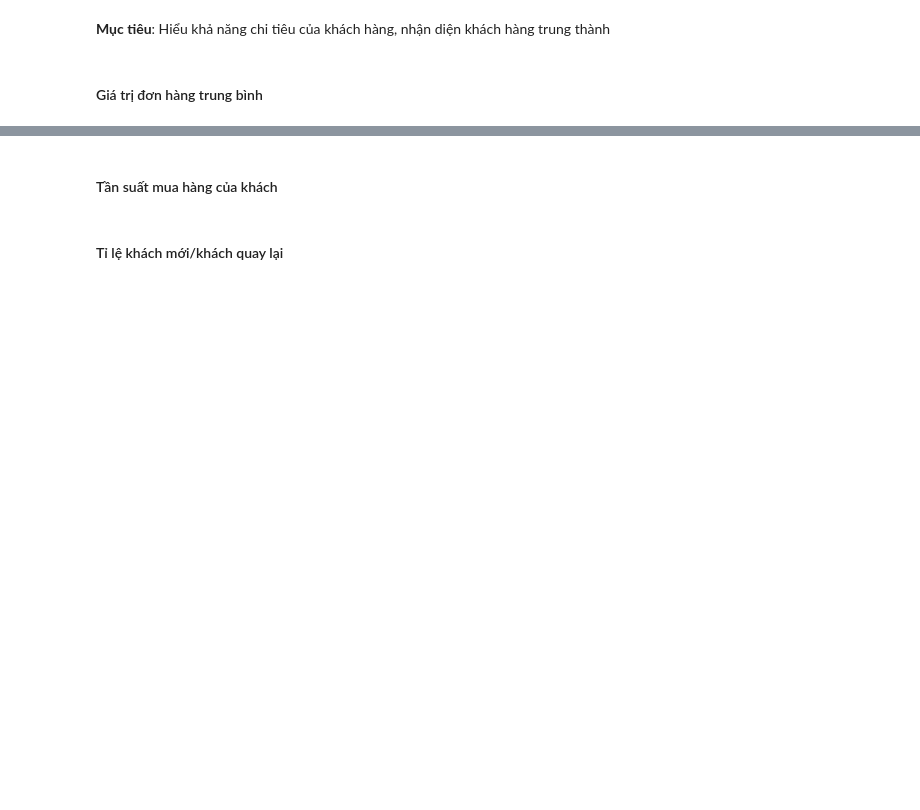
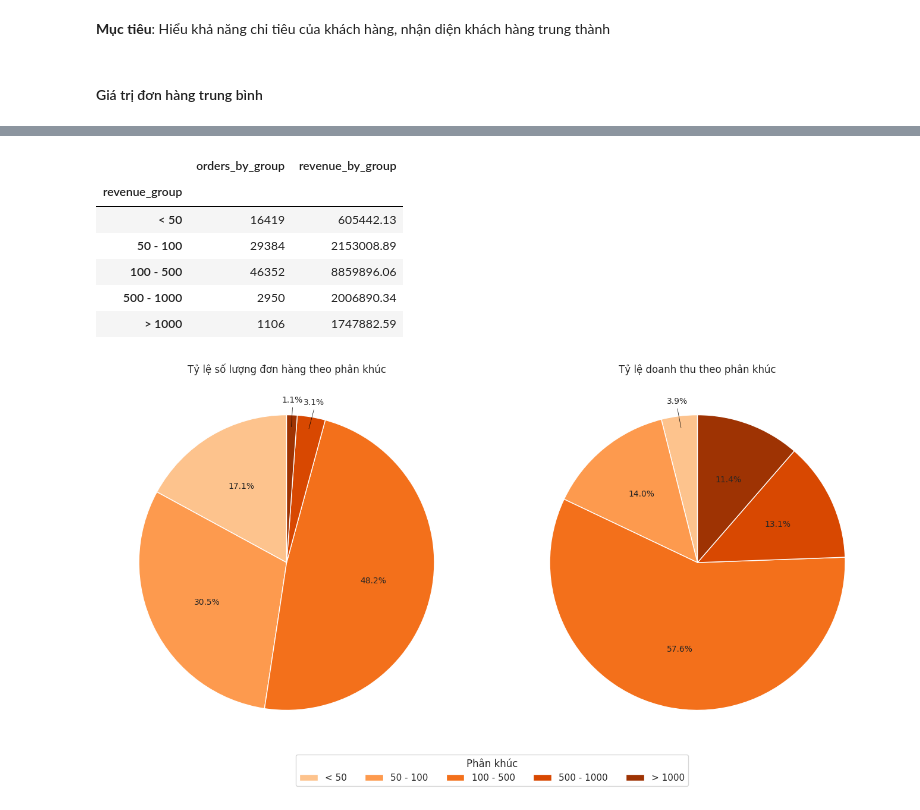
Before and after one commit to vduong042/Brazilian-E-Commerce-Analysis, a Jupyter notebook: descriptive_analytics.ipynb, the cells around one changed output, grey strips where cells are left out. Drawn from its saved outputs; the diff is of its cells as text; code cells hidden in the pictures; blank space fills up the shorter version.

```diff
--- a/descriptive_analytics.ipynb
+++ b/descriptive_analytics.ipynb
@@ -793,2 +836,14 @@ Doanh thu trung bình mỗi đơn hàng: R$159.83
 # %%
-revenue_by_order_id['revenue'].describe()
+def revenue_group(value):
+    if value < 50:
+        return '< 50'
+    elif value <= 100:
+        return '50 - 100'
+    elif value <= 500:
+        return '100 - 500'
+    elif value <= 1000:
+        return '500 - 1000'
+    else:
+        return '> 1000'
+
+revenue_by_order_id['revenue_group'] = revenue_by_order_id['revenue'].apply(revenue_group)
@@ -817,4 +850,58 @@ plt.show()
-# %% [markdown]
-#### Tần suất mua hàng của khách
-# %% [markdown]
-#### Tỉ lệ khách mới/khách quay lại
+# %%
+revenue_summary_by_group = revenue_by_order_id.groupby('revenue_group').agg(
+    orders_by_group=('revenue_group', 'count'),
+    revenue_by_group=('revenue', 'sum')
+)
+# %%
+import matplotlib.pyplot as plt
+import numpy as np
+
+# Sắp xếp dữ liệu
+custom_order = ['< 50', '50 - 100', '100 - 500', '500 - 1000', '> 1000']
+revenue_counts = revenue_summary_by_group.reindex(custom_order) # Sắp xếp lại các hàng theo thứ tự như custom_order
+
+display(revenue_counts)
+
+labels = revenue_counts.index
+sizes_orders = revenue_counts['orders_by_group']
+sizes_revenue = revenue_counts['revenue_by_group']
+colors = plt.cm.Oranges(np.linspace(0.3, 0.9, len(labels)))
+
+def plot_custom_pie(ax, sizes, title):
+    total = sum(sizes)
+    wedges, _ = ax.pie(sizes, colors=colors, startangle=90, radius=1.0)
+
+    for i, wedge in enumerate(wedges):
+        percent = sizes.iloc[i] / total * 100
+        angle = (wedge.theta2 + wedge.theta1) / 2
+        x = np.cos(np.deg2rad(angle))
+        y = np.sin(np.deg2rad(angle))
+
+        if percent >= 5:
+            # Hiển thị trong miếng
+            ax.text(x * 0.6, y * 0.6, f'{percent:.1f}%', ha='center', va='center', fontsize=10)
+        else:
+            # Đưa ra ngoài mảnh pie
+            ax.text(x * 1.1, y * 1.1, f'{percent:.1f}%', ha='center', va='center', fontsize=10)
+            ax.plot([x * 0.9, x * 1.1], [y * 0.92, y * 1.05], color='black', lw=0.5)  # đường chỉ dẫn
+
+    ax.set_title(title)
+
+# Vẽ hai biểu đồ
+fig, axes = plt.subplots(1, 2, figsize=(14, 7))
+plot_custom_pie(axes[0], sizes_orders, 'Tỷ lệ số lượng đơn hàng theo phân khúc')
+plot_custom_pie(axes[1], sizes_revenue, 'Tỷ lệ doanh thu theo phân khúc')
+
+# Tạo legend chung ở giữa
+fig.legend(labels, title='Phân khúc', loc='center', bbox_to_anchor=(0.5, 0.03), ncol=5)
+plt.tight_layout(rect=[0, 0.06, 1, 1])  # Chừa chỗ dưới cho legend
+plt.show()
+# %% [output]
+|  | orders_by_group | revenue_by_group |
+| revenue_group |  |  |
+| < 50 | 16419 | 605442.13 |
+| 50 - 100 | 29384 | 2153008.89 |
+| 100 - 500 | 46352 | 8859896.06 |
+| 500 - 1000 | 2950 | 2006890.34 |
+| > 1000 | 1106 | 1747882.59 |
+[figure, added]
```
Also changed, not shown: parts of 25 cells of this notebook.
